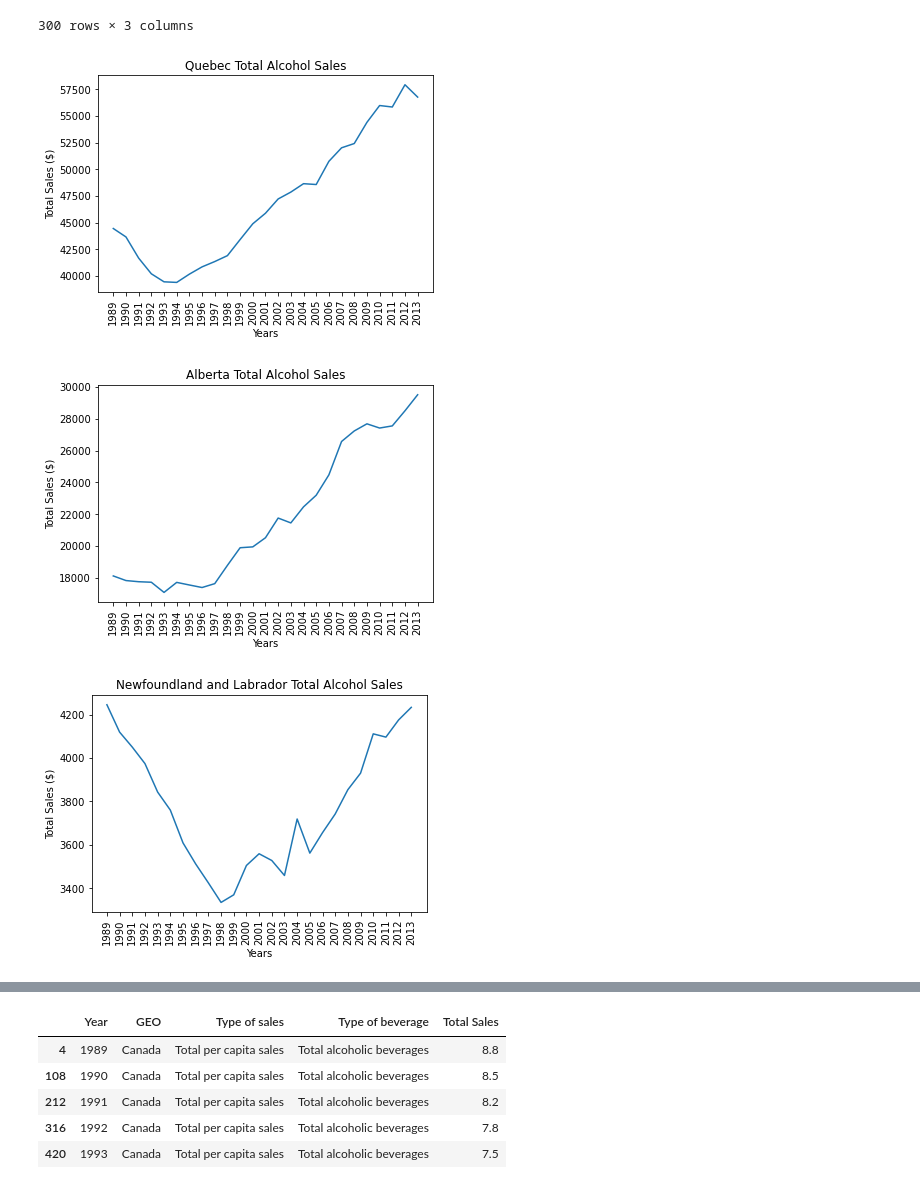
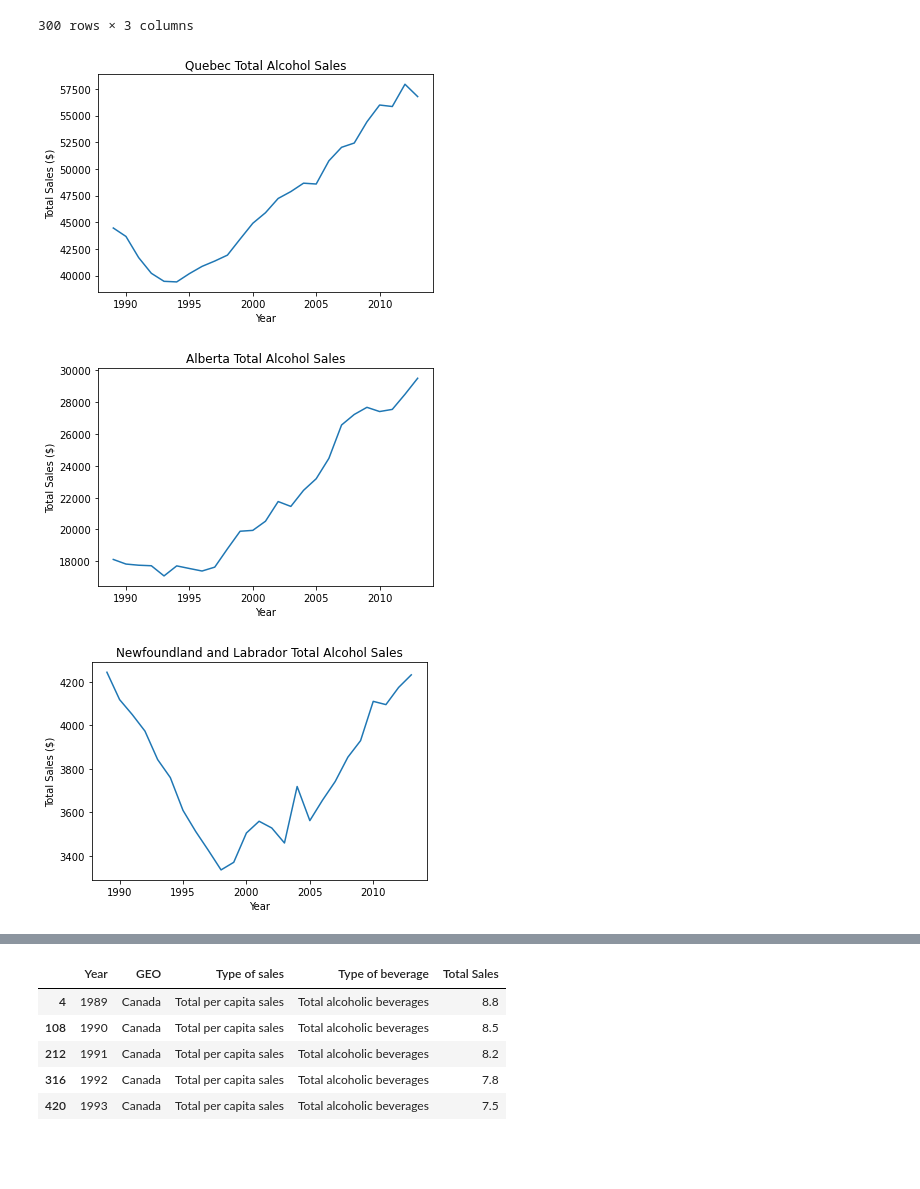
Before and after one commit to MattDavies1/Data-Bootcamp-Project, a Jupyter notebook: alc_sales.ipynb, the cells around one changed output, grey strips where cells are left out. Drawn from its saved outputs; the diff is of its cells as text; code cells hidden in the pictures; blank space fills up the shorter version.

Commit message:
cleaned figures

```diff
--- a/alc_sales.ipynb
+++ b/alc_sales.ipynb
@@ -84,15 +85,14 @@ provinces = ["Quebec","Alberta","Newfoundland and Labrador","Nova Scotia","Briti
 # %%
 #create a for loop so that it will plot a line graph for each provinces alc sales
 for province in provinces:
     province_df=clean_provincial_df.loc[clean_provincial_df["Province"]==province,:]
     plt.plot(province_df["Year"],province_df["Total Sales"])
     plt.title(province + ' Total Alcohol Sales')
-    plt.xlabel("Years")
+    plt.xlabel("Year")
     plt.ylabel("Total Sales ($)")
-    plt.xticks(province_df["Year"],rotation="vertical")
     plt.savefig("Output_data/" + province + "_alc_sales.png")
     plt.show()
 # %% [output]
-[figure, old version]
+[figure, new version]
-[figure, old version]
+[figure, new version]
-[figure, old version]
+[figure, new version]
```
Also changed, not shown: parts of 5 cells of this notebook, 14 other files.
